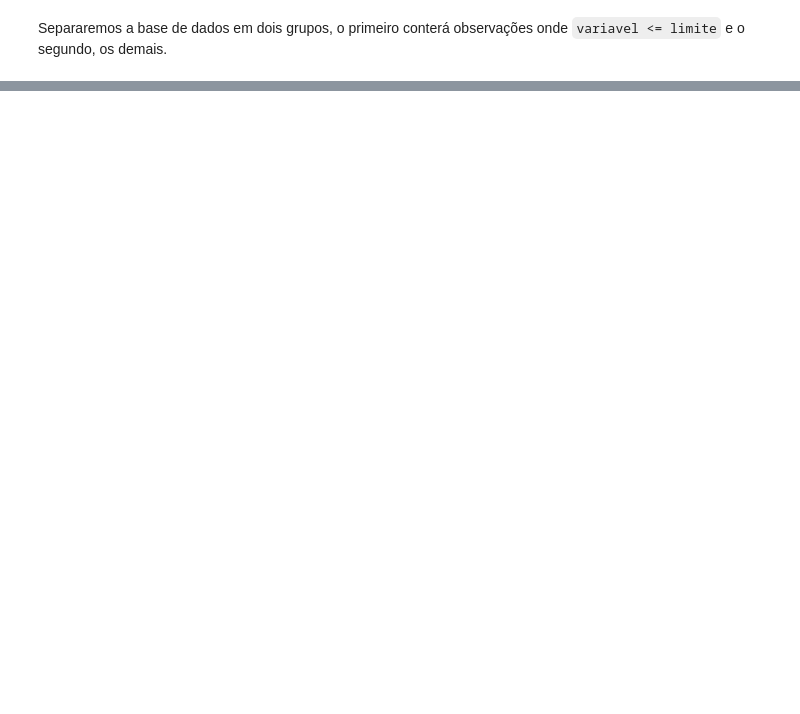
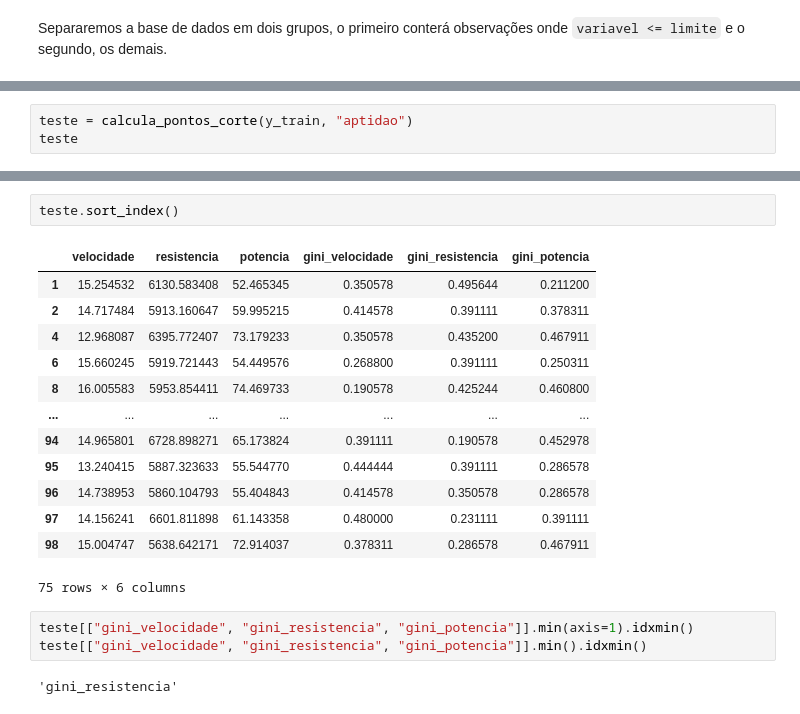
Before and after one commit to samicoluiz/laai_algos_classificacao, a Jupyter notebook: algos_classificacao.ipynb, the cells around one changed output, grey strips where cells are left out. Cells and saved outputs as stored; diff of their text form; blank space fills up the shorter version.

Commit message:
implementada funcao para calcular o ponto de corte, mpv.

```diff
--- a/algos_classificacao.ipynb
+++ b/algos_classificacao.ipynb
@@ -404,0 +444,3 @@ AttributeError: 'int' object has no attribute 'split'
+# %%
+teste = calcula_pontos_corte(y_train, "aptidao")
+teste
@@ -404,0 +456,21 @@ AttributeError: 'int' object has no attribute 'split'
+# %%
+teste.sort_index()
+# %% [output]
+|  | velocidade | resistencia | potencia | gini_velocidade | gini_resistencia | gini_potencia |
+| 1 | 15.254532 | 6130.583408 | 52.465345 | 0.350578 | 0.495644 | 0.211200 |
+| 2 | 14.717484 | 5913.160647 | 59.995215 | 0.414578 | 0.391111 | 0.378311 |
+| 4 | 12.968087 | 6395.772407 | 73.179233 | 0.350578 | 0.435200 | 0.467911 |
+| 6 | 15.660245 | 5919.721443 | 54.449576 | 0.268800 | 0.391111 | 0.250311 |
+| 8 | 16.005583 | 5953.854411 | 74.469733 | 0.190578 | 0.425244 | 0.460800 |
+| ... | ... | ... | ... | ... | ... | ... |
+| 94 | 14.965801 | 6728.898271 | 65.173824 | 0.391111 | 0.190578 | 0.452978 |
+| 95 | 13.240415 | 5887.323633 | 55.544770 | 0.444444 | 0.391111 | 0.286578 |
+| 96 | 14.738953 | 5860.104793 | 55.404843 | 0.414578 | 0.350578 | 0.286578 |
+| 97 | 14.156241 | 6601.811898 | 61.143358 | 0.480000 | 0.231111 | 0.391111 |
+| 98 | 15.004747 | 5638.642171 | 72.914037 | 0.378311 | 0.286578 | 0.467911 |
+75 rows × 6 columns
+# %%
+teste[["gini_velocidade", "gini_resistencia", "gini_potencia"]].min(axis=1).idxmin()
+teste[["gini_velocidade", "gini_resistencia", "gini_potencia"]].min().idxmin()
+# %% [output]
+'gini_resistencia'
```
Also changed, not shown: parts of 23 cells of this notebook.
